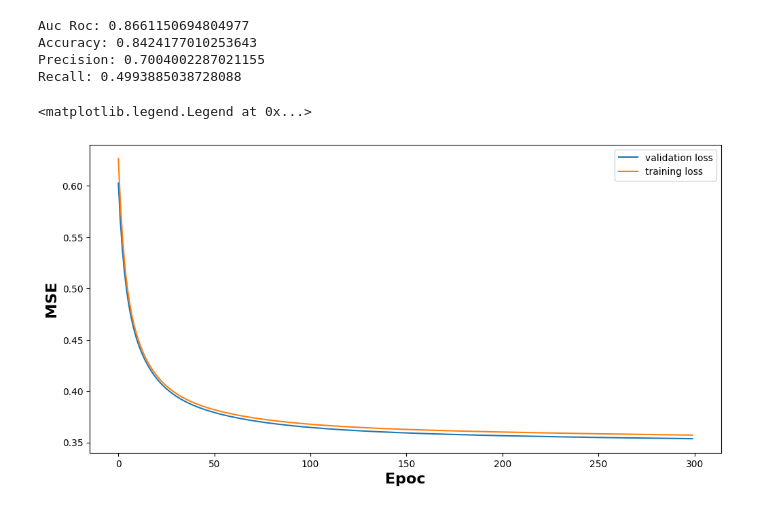
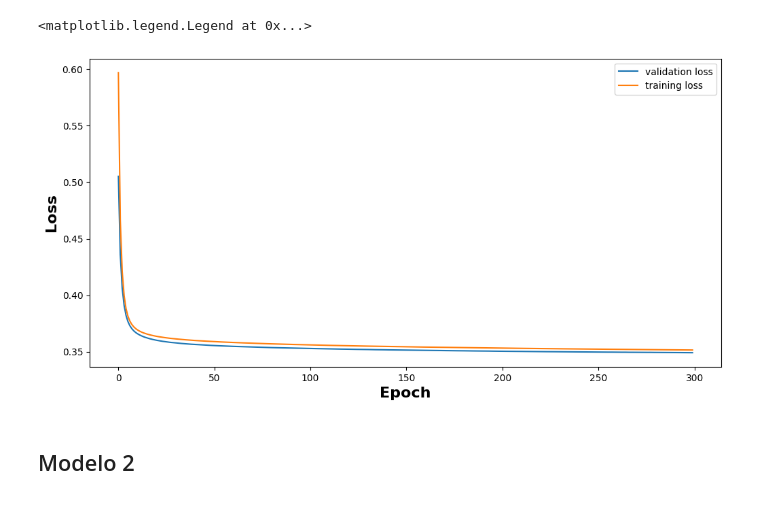
Before and after one commit to aflouret/lluvia-de-hamburguesas, a Jupyter notebook: parte_2/redes_neuronales.ipynb, the cells around one changed output. Cells and saved outputs as stored; diff of their text form; code cells hidden in the pictures.

Commit message:
Terminamos redes

```diff
--- a/parte_2/redes_neuronales.ipynb
+++ b/parte_2/redes_neuronales.ipynb
@@ -6,13 +6,16 @@ from matplotlib import pyplot as plt
 import seaborn as sns
 from sklearn import preprocessing, tree
 from sklearn.preprocessing import OneHotEncoder, LabelEncoder
-from sklearn.metrics import accuracy_score, roc_auc_score, precision_score, recall_score, roc_curve, auc
+from sklearn.metrics import accuracy_score, roc_auc_score, precision_score, recall_score, roc_curve, auc, f1_score
 from sklearn.dummy import DummyClassifier
 from sklearn.model_selection import train_test_split
 from sklearn.model_selection import GridSearchCV, RandomizedSearchCV
 from sklearn.neighbors import KNeighborsClassifier
 from keras.models import Sequential
 from keras.layers import Dense, Dropout
+from keras.callbacks import EarlyStopping, ModelCheckpoint
+from collections import Counter
+import requests
 
 import keras
 import tensorflow
@@ -23,5 +26,5 @@ from tensorflow.keras import optimizers
 
 from sklearn.model_selection import KFold, StratifiedKFold
 
-#from preprocessing import preprocess
-plt.rcParams["figure.dpi"] = 150
+from preprocessing import *
+plt.rcParams["figure.dpi"] = 60
@@ -141,13 +54,11 @@ a, b, c, d = preprocessing2(df)
 # %%
-X_train, X_test, y_train, y_test = preprocessing2(df)
+X_train, X_test, y_train, y_test = preprocessing_redes_2(df)
+X_train, X_validation, y_train, y_validation = train_test_split(X_train, y_train, random_state=117, test_size=0.3, stratify=y_train)
 
-X_train, X_validation, y_train, y_validation = train_test_split(X_train, y_train, random_state=117, test_size=0.3, stratify=y_train)
+model1 = Sequential()
+model1.add(Dense(13, input_dim=13, activation='tanh'))
+model1.add(Dense(1, activation='sigmoid'))
+model1.compile(loss='binary_crossentropy', optimizer=optimizers.SGD(learning_rate=0.0005), metrics=[tensorflow.keras.metrics.AUC()])
-# %%
-model1 = Sequential()
-model1.add(Dense(13, input_dim=13, activation='tanh'))
-model1.add(Dense(26, input_dim=13, activation='relu'))
-model1.add(Dense(1, activation='sigmoid'))
-model1.compile(loss='binary_crossentropy', optimizer=optimizers.SGD(learning_rate=0.0001))
 # %%
 history1 = model1.fit(X_train.values, y_train, epochs=300, verbose=2, validation_data=(X_validation.values, y_validation))
 # %% [output]
@@ -171,23 +82,13 @@ Epoch 300/300
-# %%
-y_pred1 = model1.predict(X_test)
-
-print(f"Auc Roc: {roc_auc_score(y_test, y_pred1)}")
-print(f"Accuracy: {accuracy_score(y_test, y_pred1.round())}")
-print(f"Precision: {precision_score(y_test, y_pred1.round())}")
-print(f"Recall: {recall_score(y_test, y_pred1.round())}")
-# %% [output]
-Auc Roc: 0.8661150694804977
-Accuracy: 0.8424177010253643
-Precision: 0.7004002287021155
-Recall: 0.4993885038728088
 # %%
 fig = plt.figure(figsize=(12, 6), dpi=100)
 plt.plot(history1.history["val_loss"], label="validation loss")
 plt.plot(history1.history["loss"], label="training loss")
-plt.xlabel("Epoc", weight="bold", fontsize=16)
-plt.ylabel("MSE", weight="bold", fontsize=16)
+plt.xlabel("Epoch", weight="bold", fontsize=16)
+plt.ylabel("Loss", weight="bold", fontsize=16)
 plt.legend()
 # %% [output]
 <matplotlib.legend.Legend at 0x...>
-[figure, old version]
+[figure, new version]
+# %% [markdown]
+## Modelo 2
 # %%
```
Also changed, not shown: parts of 27 cells of this notebook, 3 other files.
